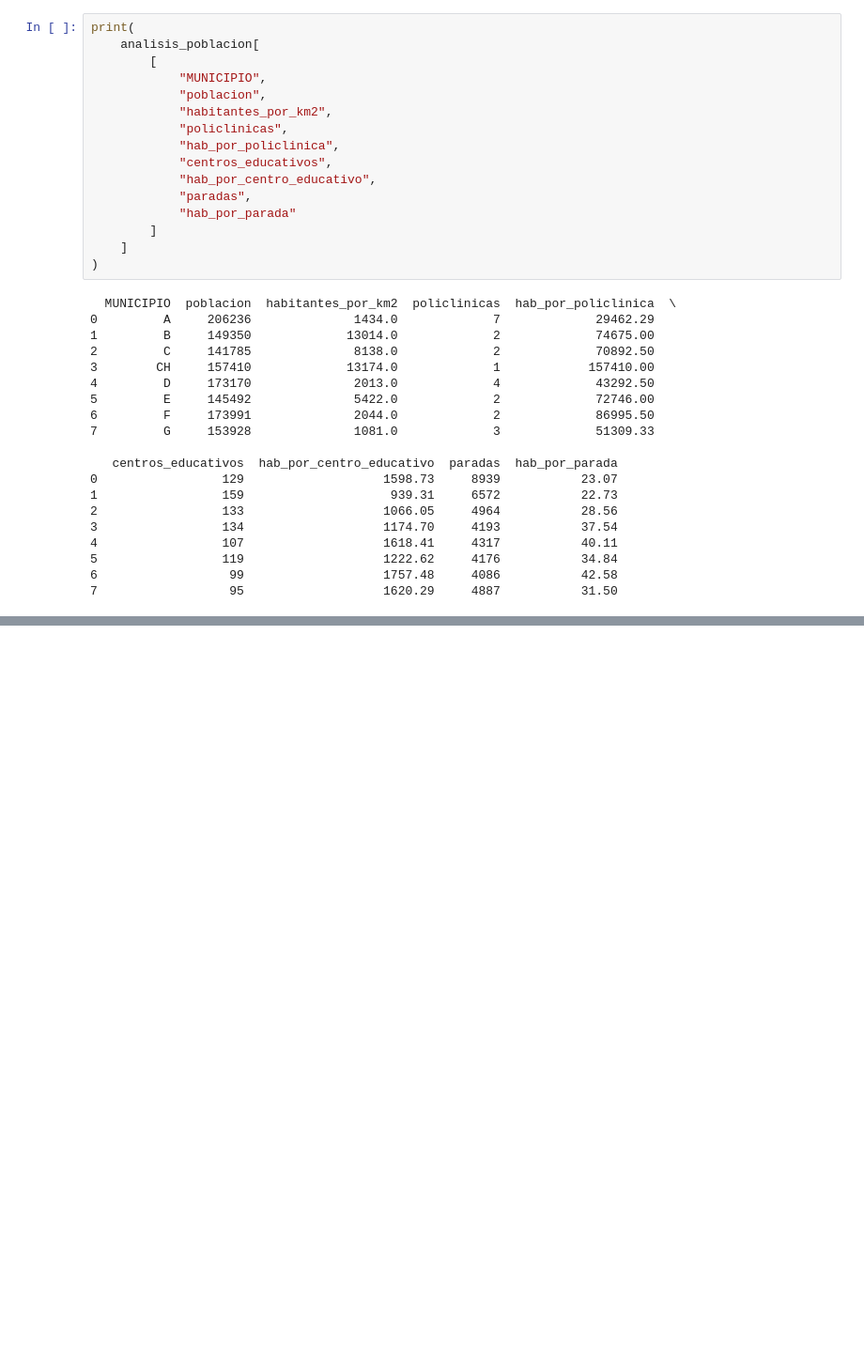
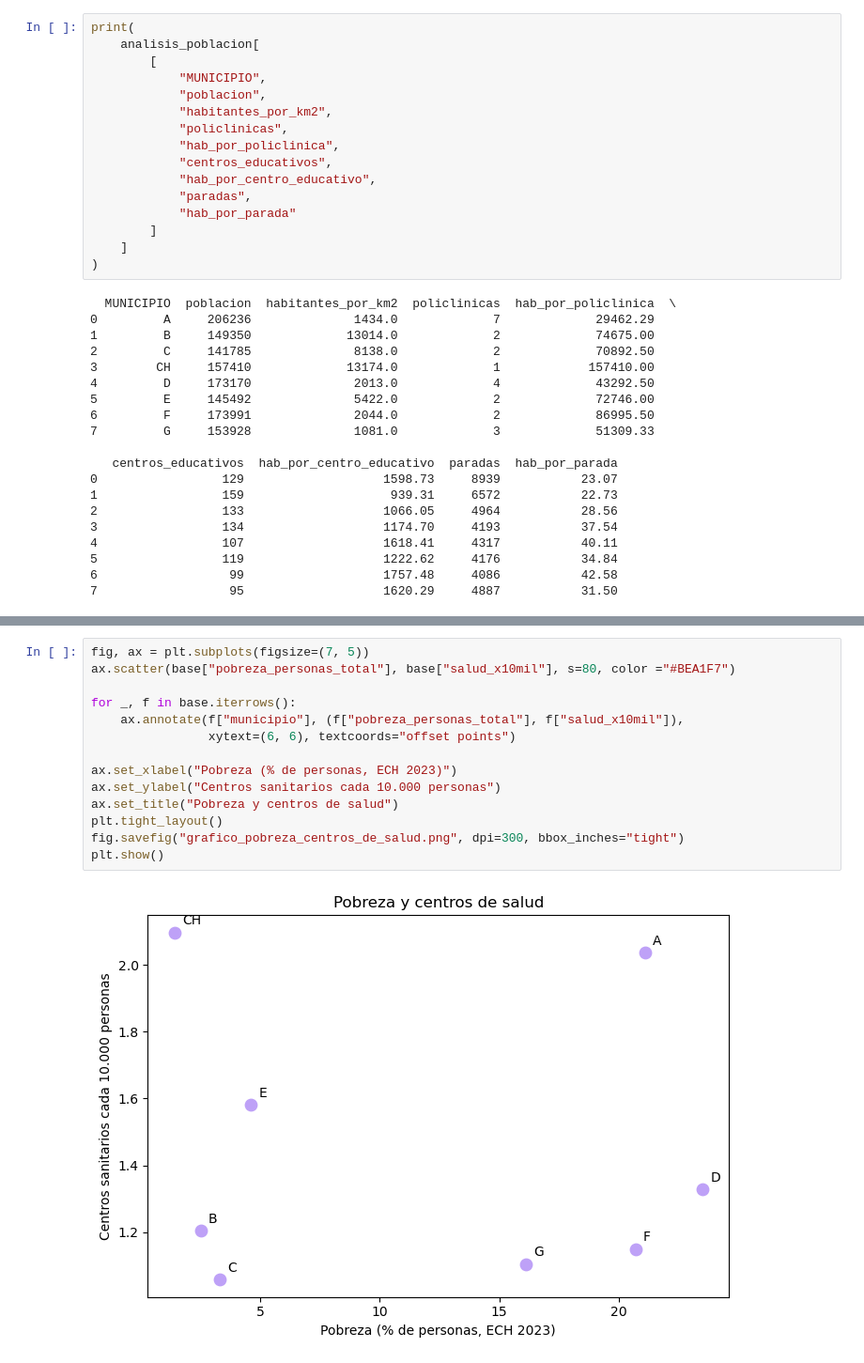
Before and after one commit to santiagoroth33/accesibilidad-servicios-montevideo, a Jupyter notebook: ProyectoCdD24.9.ipynb, the cells around one changed output, grey strips where cells are left out. Shown at 94% size. Saved outputs shown, nothing was run; the diff lists cells and outputs as text; blank space fills up the shorter version.

```diff
--- a/ProyectoCdD24.9.ipynb
+++ b/ProyectoCdD24.9.ipynb
@@ -927,0 +1160,16 @@ print(
+# %%
+fig, ax = plt.subplots(figsize=(7, 5))
+ax.scatter(base["pobreza_personas_total"], base["salud_x10mil"], s=80, color ="#BEA1F7")
+
+for _, f in base.iterrows():
+    ax.annotate(f["municipio"], (f["pobreza_personas_total"], f["salud_x10mil"]),
+                xytext=(6, 6), textcoords="offset points")
+
+ax.set_xlabel("Pobreza (% de personas, ECH 2023)")
+ax.set_ylabel("Centros sanitarios cada 10.000 personas")
+ax.set_title("Pobreza y centros de salud")
+plt.tight_layout()
+fig.savefig("grafico_pobreza_centros_de_salud.png", dpi=300, bbox_inches="tight")
+plt.show()
+# %% [output]
+[figure, added]
```
Also changed, not shown: parts of 31 cells of this notebook.
